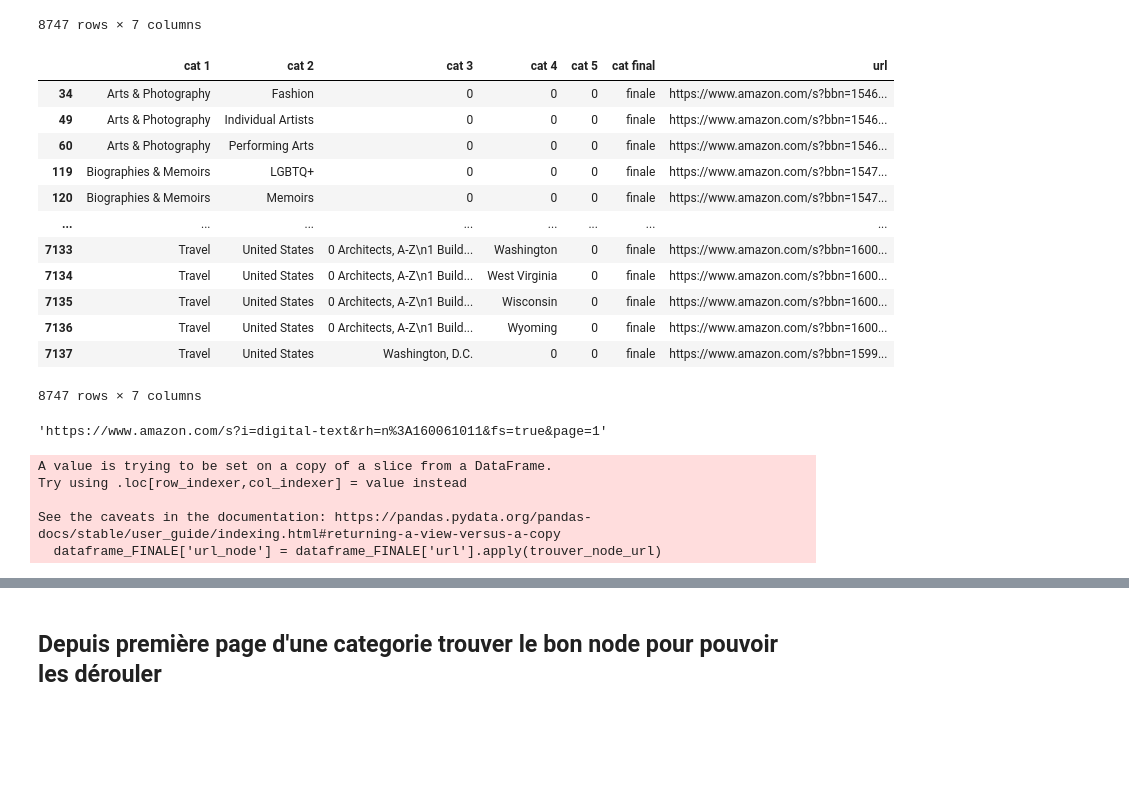
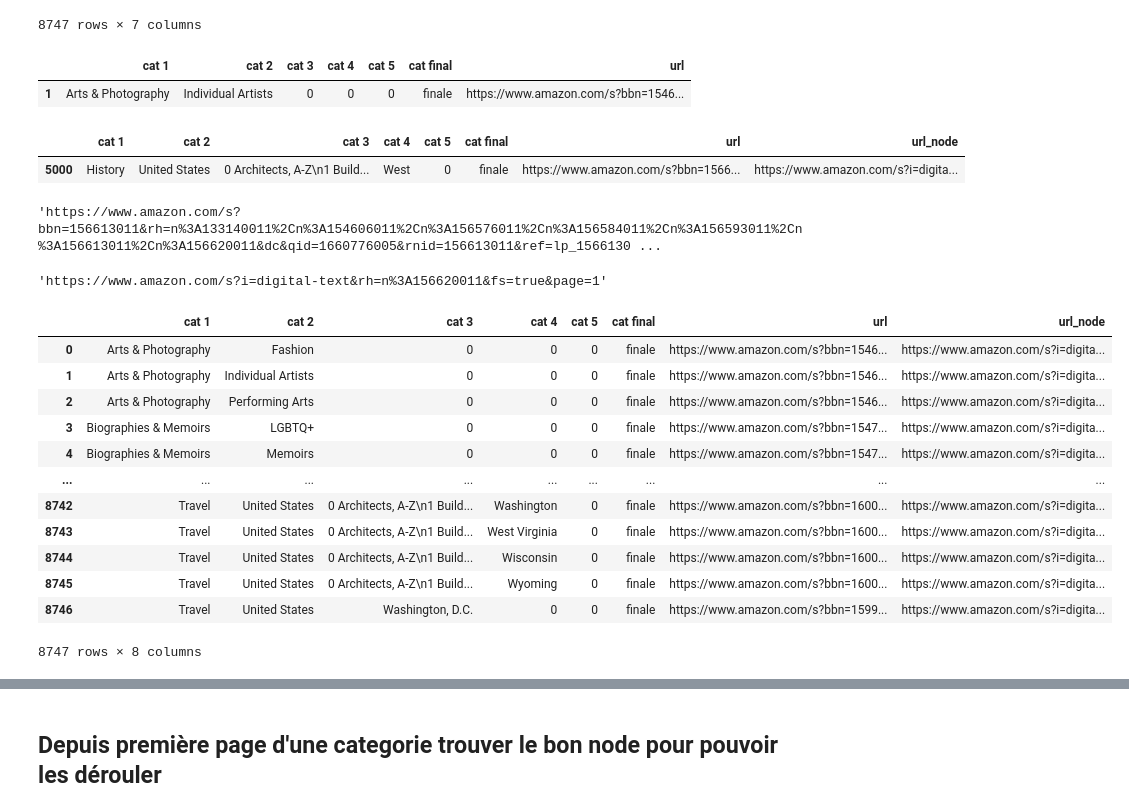
Before and after one commit to thomasgassin/kindle-scrapper, a Jupyter notebook: notebooks/NoteBook.ipynb, the cells around one changed output, grey strips where cells are left out. Saved outputs shown, nothing was run; the diff lists cells and outputs as text; code cells hidden in the pictures; blank space fills up the shorter version.

Commit message:
mise en place du ficher dataframe_FINALE

```diff
--- a/notebooks/NoteBook.ipynb
+++ b/notebooks/NoteBook.ipynb
@@ -653,5 +638,5 @@ dataframe_global
 # %%
-dataframe_FINALE = dataframe_global.loc[ dataframe_global['cat final'] =='finale']
+dataframe_FINALE = pd.DataFrame(dataframe_global.loc[ dataframe_global['cat final'] =='finale'])
 dataframe_FINALE
 # %% [output]
 |  | cat 1 | cat 2 | cat 3 | cat 4 | cat 5 | cat final | url |
@@ -668,18 +653,11 @@ dataframe_FINALE
 | 7137 | Travel | United States | Washington, D.C. | 0 | 0 | finale | https://www.amazon.com/s?bbn=1599... |
 8747 rows × 7 columns
 # %%
-dataframe_FINALE
+dataframe_FINALE = dataframe_FINALE.reset_index(drop=True)
-# %% [output]
-|  | cat 1 | cat 2 | cat 3 | cat 4 | cat 5 | cat final | url |
-| 34 | Arts & Photography | Fashion | 0 | 0 | 0 | finale | https://www.amazon.com/s?bbn=1546... |
-| 49 | Arts & Photography | Individual Artists | 0 | 0 | 0 | finale | https://www.amazon.com/s?bbn=1546... |
-| 60 | Arts & Photography | Performing Arts | 0 | 0 | 0 | finale | https://www.amazon.com/s?bbn=1546... |
-| 119 | Biographies & Memoirs | LGBTQ+ | 0 | 0 | 0 | finale | https://www.amazon.com/s?bbn=1547... |
-| 120 | Biographies & Memoirs | Memoirs | 0 | 0 | 0 | finale | https://www.amazon.com/s?bbn=1547... |
-| ... | ... | ... | ... | ... | ... | ... | ... |
-| 7133 | Travel | United States | 0 Architects, A-Z\n1 Build... | Washington | 0 | finale | https://www.amazon.com/s?bbn=1600... |
-| 7134 | Travel | United States | 0 Architects, A-Z\n1 Build... | West Virginia | 0 | finale | https://www.amazon.com/s?bbn=1600... |
-| 7135 | Travel | United States | 0 Architects, A-Z\n1 Build... | Wisconsin | 0 | finale | https://www.amazon.com/s?bbn=1600... |
-| 7136 | Travel | United States | 0 Architects, A-Z\n1 Build... | Wyoming | 0 | finale | https://www.amazon.com/s?bbn=1600... |
-| 7137 | Travel | United States | Washington, D.C. | 0 | 0 | finale | https://www.amazon.com/s?bbn=1599... |
-8747 rows × 7 columns
+# %%
+dataframe_FINALE = pd.DataFrame(dataframe_FINALE)
+# %%
+dataframe_FINALE.loc[[1]]
+# %% [output]
+|  | cat 1 | cat 2 | cat 3 | cat 4 | cat 5 | cat final | url |
+| 1 | Arts & Photography | Individual Artists | 0 | 0 | 0 | finale | https://www.amazon.com/s?bbn=1546... |
@@ -686,14 +668,31 @@ dataframe_FINALE
+# %%
+dataframe_FINALE.loc[[i]]
+# %% [output]
+|  | cat 1 | cat 2 | cat 3 | cat 4 | cat 5 | cat final | url | url_node |
+| 5000 | History | United States | 0 Architects, A-Z\n1 Build... | West | 0 | finale | https://www.amazon.com/s?bbn=1566... | https://www.amazon.com/s?i=digita... |
 # %%
-trouver_node_url(dataframe_FINALE['url'][7136])
+dataframe_FINALE['url'][i]
 # %% [output]
-'https://www.amazon.com/s?i=digital-text&rh=n%3A160061011&fs=true&page=1'
+'https://www.amazon.com/s?bbn=156613011&rh=n%3A133140011%2Cn%3A154606011%2Cn%3A156576011%2Cn%3A156584011%2Cn%3A156593011%2Cn%3A156613011%2Cn%3A156620011&dc&qid=1660776005&rnid=156613011&ref=lp_1566130 ...
-# %%
-dataframe_FINALE['url_node'] = dataframe_FINALE['url'].apply(trouver_node_url)
-# %% [output]
-A value is trying to be set on a copy of a slice from a DataFrame.
-Try using .loc[row_indexer,col_indexer] = value instead
-
-See the caveats in the documentation: https://pandas.pydata.org/pandas-docs/stable/user_guide/indexing.html#returning-a-view-versus-a-copy
-  dataframe_FINALE['url_node'] = dataframe_FINALE['url'].apply(trouver_node_url)
+# %%
+dataframe_FINALE['url_node'][i]
+# %% [output]
+'https://www.amazon.com/s?i=digital-text&rh=n%3A156620011&fs=true&page=1'
 # %%
 dataframe_FINALE.to_csv('dataframe_FINALE.csv')
+# %%
+dataframe_FINALE.drop_duplicates()
+# %% [output]
+|  | cat 1 | cat 2 | cat 3 | cat 4 | cat 5 | cat final | url | url_node |
+| 0 | Arts & Photography | Fashion | 0 | 0 | 0 | finale | https://www.amazon.com/s?bbn=1546... | https://www.amazon.com/s?i=digita... |
+| 1 | Arts & Photography | Individual Artists | 0 | 0 | 0 | finale | https://www.amazon.com/s?bbn=1546... | https://www.amazon.com/s?i=digita... |
+| 2 | Arts & Photography | Performing Arts | 0 | 0 | 0 | finale | https://www.amazon.com/s?bbn=1546... | https://www.amazon.com/s?i=digita... |
+| 3 | Biographies & Memoirs | LGBTQ+ | 0 | 0 | 0 | finale | https://www.amazon.com/s?bbn=1547... | https://www.amazon.com/s?i=digita... |
+| 4 | Biographies & Memoirs | Memoirs | 0 | 0 | 0 | finale | https://www.amazon.com/s?bbn=1547... | https://www.amazon.com/s?i=digita... |
+| ... | ... | ... | ... | ... | ... | ... | ... | ... |
+| 8742 | Travel | United States | 0 Architects, A-Z\n1 Build... | Washington | 0 | finale | https://www.amazon.com/s?bbn=1600... | https://www.amazon.com/s?i=digita... |
+| 8743 | Travel | United States | 0 Architects, A-Z\n1 Build... | West Virginia | 0 | finale | https://www.amazon.com/s?bbn=1600... | https://www.amazon.com/s?i=digita... |
+| 8744 | Travel | United States | 0 Architects, A-Z\n1 Build... | Wisconsin | 0 | finale | https://www.amazon.com/s?bbn=1600... | https://www.amazon.com/s?i=digita... |
+| 8745 | Travel | United States | 0 Architects, A-Z\n1 Build... | Wyoming | 0 | finale | https://www.amazon.com/s?bbn=1600... | https://www.amazon.com/s?i=digita... |
+| 8746 | Travel | United States | Washington, D.C. | 0 | 0 | finale | https://www.amazon.com/s?bbn=1599... | https://www.amazon.com/s?i=digita... |
+8747 rows × 8 columns
```
Also changed, not shown: parts of 10 cells of this notebook.
